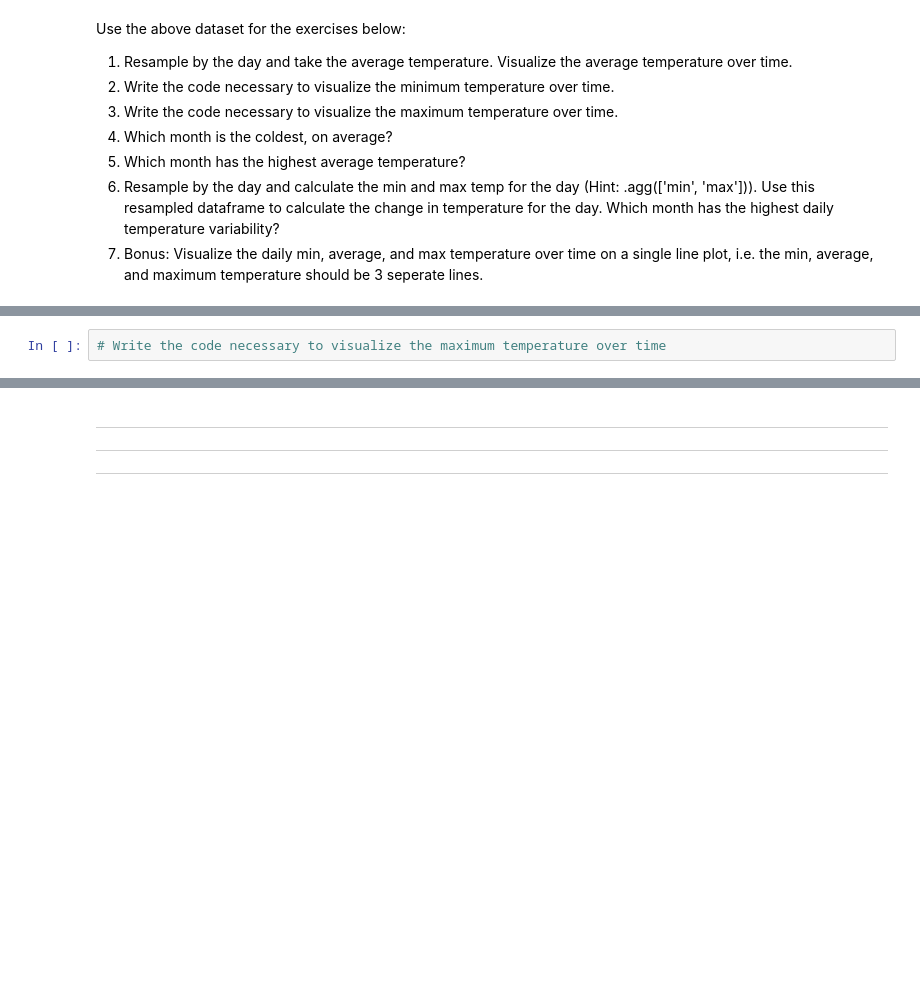
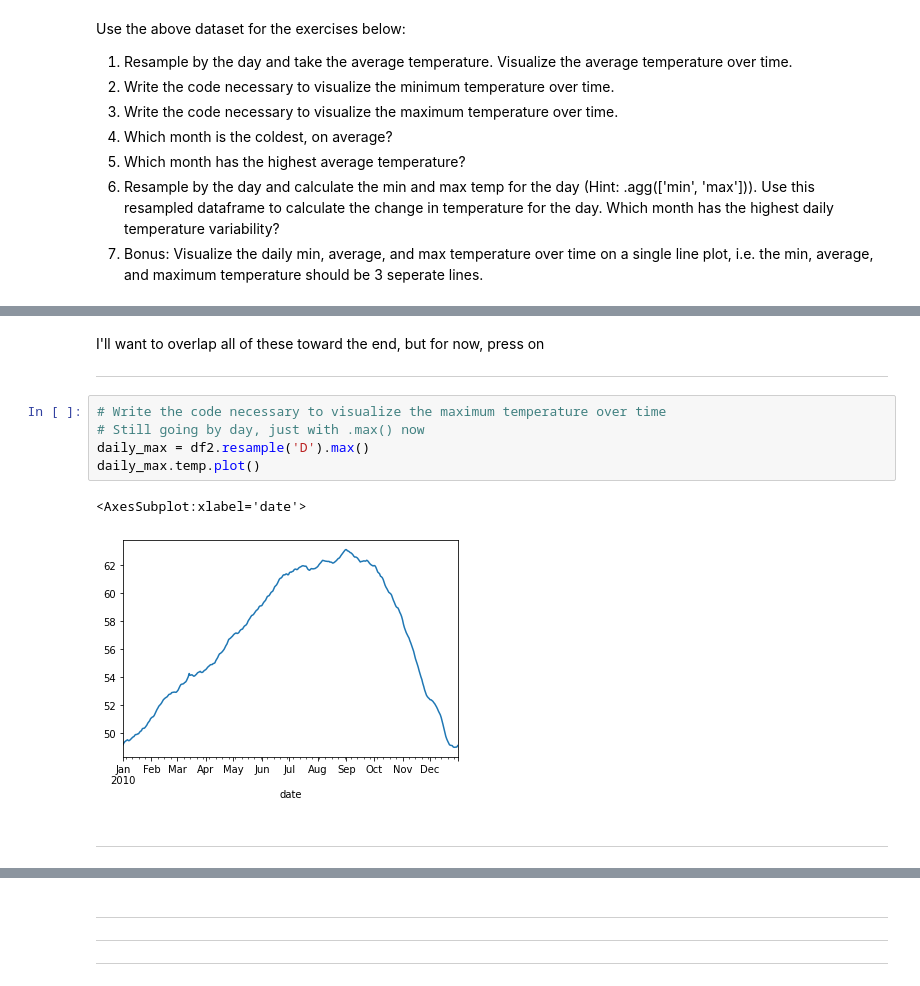
Before and after one commit to nicholas-dougherty/time-series-exercises, a Jupyter notebook: working_with_time.ipynb, the cells around one changed output, grey strips where cells are left out. Drawn from its saved outputs; the diff is of its cells as text; blank space fills up the shorter version.

```diff
--- a/working_with_time.ipynb
+++ b/working_with_time.ipynb
@@ -44,4 +92,15 @@ Use the above dataset for the exercises below:
+# %% [markdown]
+I'll want to overlap all of these toward the end, but for now, press on
+***
 # %%
 # Write the code necessary to visualize the maximum temperature over time
+# Still going by day, just with .max() now
+daily_max = df2.resample('D').max()
+daily_max.temp.plot()
+# %% [output]
+<AxesSubplot:xlabel='date'>
+[figure, added]
+# %% [markdown]
+***
 # %%
 # Which month is the coldest, on average?
```
Also changed, not shown: parts of 33 cells of this notebook.
